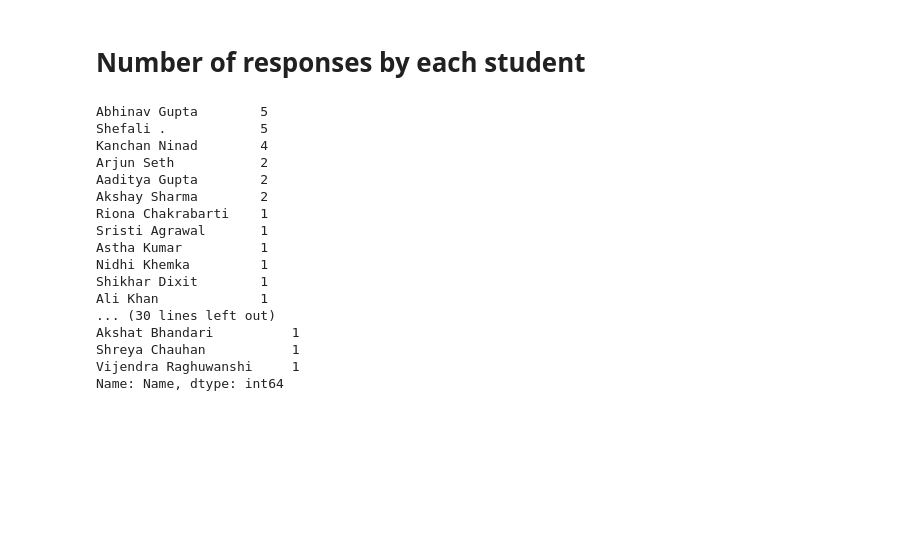
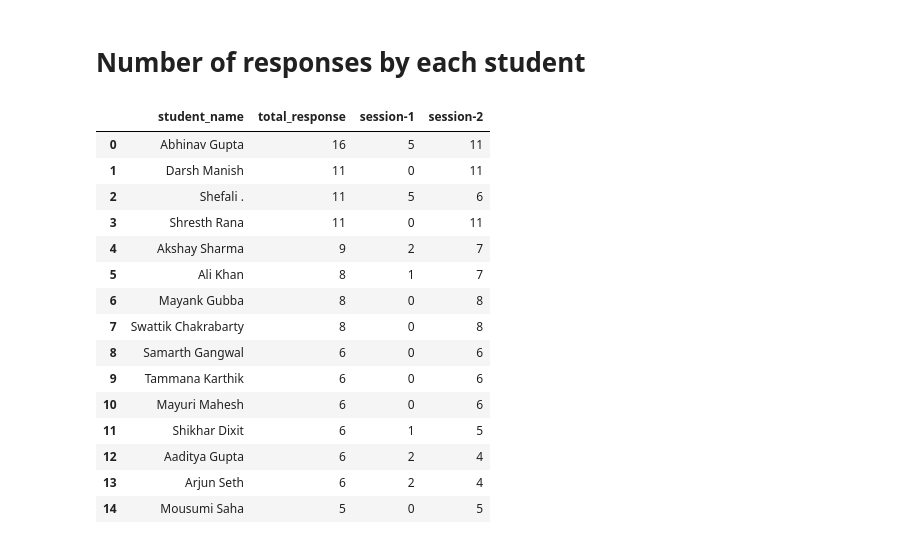
Before and after one commit to jainakki16/Chat-Transcript-Analysis, a Jupyter notebook: R&D.ipynb, the cells around one changed output. Cells and saved outputs as stored; diff of their text form; code cells hidden in the pictures; blank space fills up the shorter version.

```diff
--- a/R&D.ipynb
+++ b/R&D.ipynb
@@ -168,25 +171,24 @@ plt.show()
 [figure]
 # %% [markdown]
 # Number of responses by each student
-# %%
-j = 0
-for i in data:
-  print(get_ans_count(i))
-# %% [output]
-Abhinav Gupta        5
-Shefali .            5
-Kanchan Ninad        4
-Arjun Seth           2
-Aaditya Gupta        2
-Akshay Sharma        2
-Riona Chakrabarti    1
-Sristi Agrawal       1
-Astha Kumar          1
-Nidhi Khemka         1
-Shikhar Dixit        1
-Ali Khan             1
-... (30 lines left out)
-Akshat Bhandari          1
-Shreya Chauhan           1
-Vijendra Raghuwanshi     1
-Name: Name, dtype: int64
+# %%
+j = 1
+all_num_responses = {}
+
+for i in data:
+  session_data = get_ans_count(i)
+  for index, value in session_data.items():
+    if j == 1:
+      all_num_responses[index] = [value]
+    else:
+      if index not in all_num_responses:
+        all_num_responses[index] = [0]
+        while len(all_num_responses[index]) != j - 1:
+          all_num_responses[index].append(0)
+      all_num_responses[index].append(value)
+
+  for key, value in all_num_responses.items():
+    if len(value) != j:
+      while len(all_num_responses[key]) != j:
+          all_num_responses[key].append(0)
+  j += 1
@@ -192,0 +211,24 @@ Name: Name, dtype: int64
+# %%
+response_dic = {'student_name': list(all_num_responses.keys()), 'total_response': total_session}
+for i in range(len(data)):
+  response_dic[f'session-{i + 1}'] = all_session[i]
+
+response_data = pd.DataFrame(response_dic).sort_values('total_response', ascending = False).head(n = 15).reset_index(drop=True)
+response_data
+# %% [output]
+|  | student_name | total_response | session-1 | session-2 |
+| 0 | Abhinav Gupta | 16 | 5 | 11 |
+| 1 | Darsh Manish | 11 | 0 | 11 |
+| 2 | Shefali . | 11 | 5 | 6 |
+| 3 | Shresth Rana | 11 | 0 | 11 |
+| 4 | Akshay Sharma | 9 | 2 | 7 |
+| 5 | Ali Khan | 8 | 1 | 7 |
+| 6 | Mayank Gubba | 8 | 0 | 8 |
+| 7 | Swattik Chakrabarty | 8 | 0 | 8 |
+| 8 | Samarth Gangwal | 6 | 0 | 6 |
+| 9 | Tammana Karthik | 6 | 0 | 6 |
+| 10 | Mayuri Mahesh | 6 | 0 | 6 |
+| 11 | Shikhar Dixit | 6 | 1 | 5 |
+| 12 | Aaditya Gupta | 6 | 2 | 4 |
+| 13 | Arjun Seth | 6 | 2 | 4 |
+| 14 | Mousumi Saha | 5 | 0 | 5 |
```
Also changed, not shown: parts of 20 cells of this notebook.
